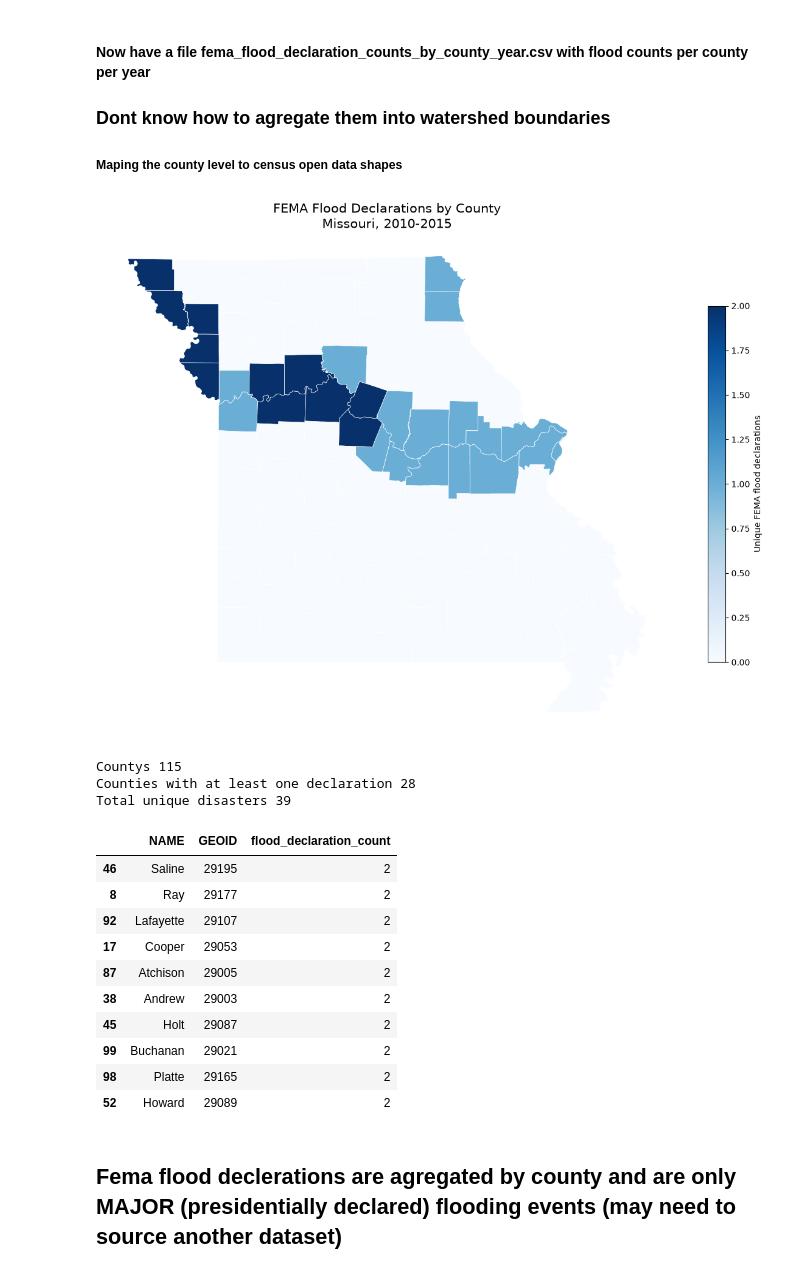
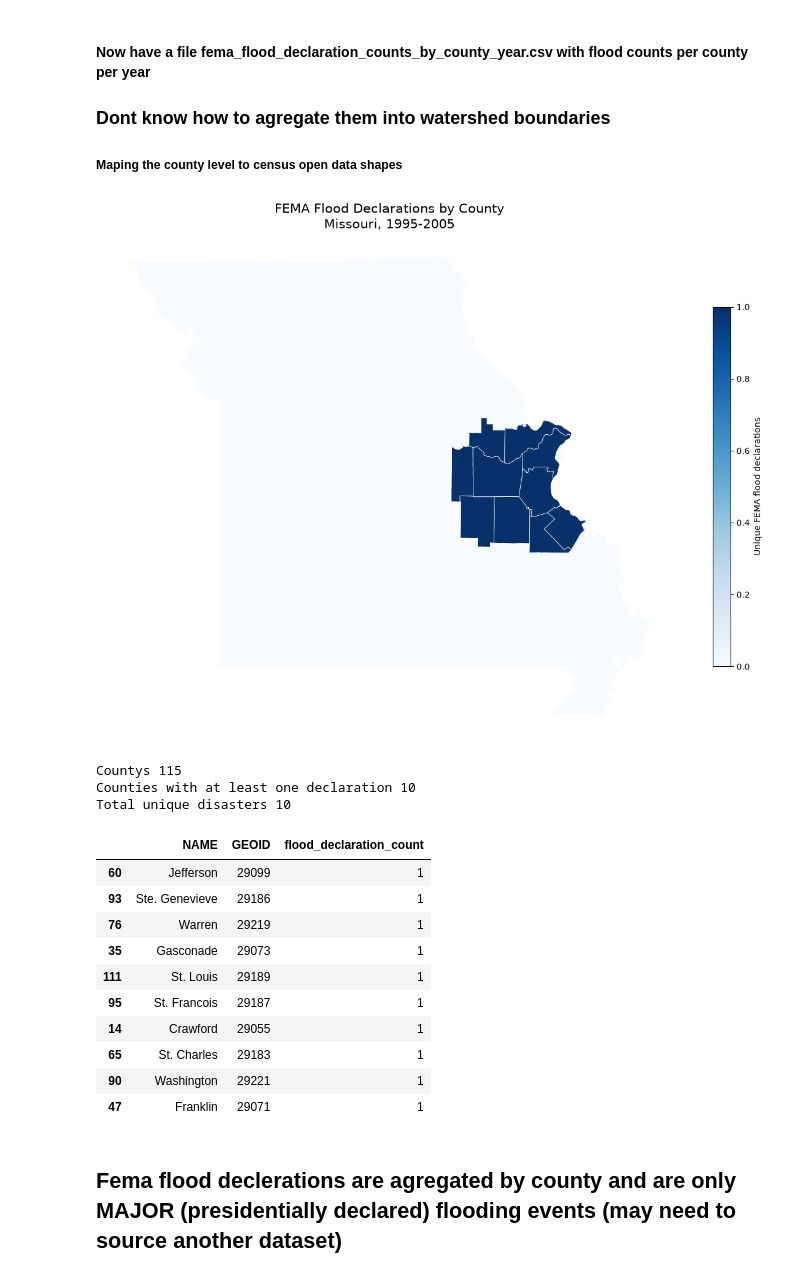
Before and after one commit to SophiaMeyers/USGS-Gages-Research, a Jupyter notebook: notebooks/261021-01_explore_usgs_gages.ipynb, the cells around one changed output. Cells and saved outputs as stored; diff of their text form; code cells hidden in the pictures.

```diff
--- a/notebooks/261021-01_explore_usgs_gages.ipynb
+++ b/notebooks/261021-01_explore_usgs_gages.ipynb
@@ -1023,8 +1035,8 @@ Unique place codes with void county codes: 83
 ##### Maping the county level to census open data shapes
 # %%
 STATE = "Missouri"
-START_YEAR = 2010
-END_YEAR = 2015
+START_YEAR = 1995
+END_YEAR = 2005
 
 project_folder = Path(
     "/Users/sophiameyers/Documents/GitHub/USGS-Gages-Research"
@@ -1167,48 +1179,48 @@ county_map.plot(
 
 ax.set_title(
     f"FEMA Flood Declarations by County\n"
     f"{STATE}, {START_YEAR}-{END_YEAR}",
     fontsize=15
 )
 
 ax.set_axis_off()
 plt.tight_layout()
 plt.show()
 
 #summary
 print(f"Countys {len(county_map)}")
 print(
     "Counties with at least one declaration",
     int((county_map["flood_declaration_count"] > 0).sum())
 )
 print(
     "Total unique disasters",
     int(county_counts["flood_declaration_count"].sum())
 )
 
 display(
     county_map[
         ["NAME", "GEOID", "flood_declaration_count"]
     ]
     .sort_values("flood_declaration_count", ascending=False)
     .head(10)
 )
 # %% [output]
-[figure, old version]
+[figure, new version]
 Countys 115
-Counties with at least one declaration 28
-Total unique disasters 39
+Counties with at least one declaration 10
+Total unique disasters 10
 |  | NAME | GEOID | flood_declaration_count |
-| 46 | Saline | 29195 | 2 |
-| 8 | Ray | 29177 | 2 |
-| 92 | Lafayette | 29107 | 2 |
-| 17 | Cooper | 29053 | 2 |
-| 87 | Atchison | 29005 | 2 |
-| 38 | Andrew | 29003 | 2 |
-| 45 | Holt | 29087 | 2 |
-| 99 | Buchanan | 29021 | 2 |
-| 98 | Platte | 29165 | 2 |
-| 52 | Howard | 29089 | 2 |
+| 60 | Jefferson | 29099 | 1 |
+| 93 | Ste. Genevieve | 29186 | 1 |
+| 76 | Warren | 29219 | 1 |
+| 35 | Gasconade | 29073 | 1 |
+| 111 | St. Louis | 29189 | 1 |
+| 95 | St. Francois | 29187 | 1 |
+| 14 | Crawford | 29055 | 1 |
+| 65 | St. Charles | 29183 | 1 |
+| 90 | Washington | 29221 | 1 |
+| 47 | Franklin | 29071 | 1 |
 # %% [markdown]
 ## Fema flood declerations are agregated by county and are only MAJOR (presidentially declared) flooding events (may need to source another dataset)
 # %% [markdown]
```
Also changed, not shown: parts of 17 cells of this notebook, 6 other files.
